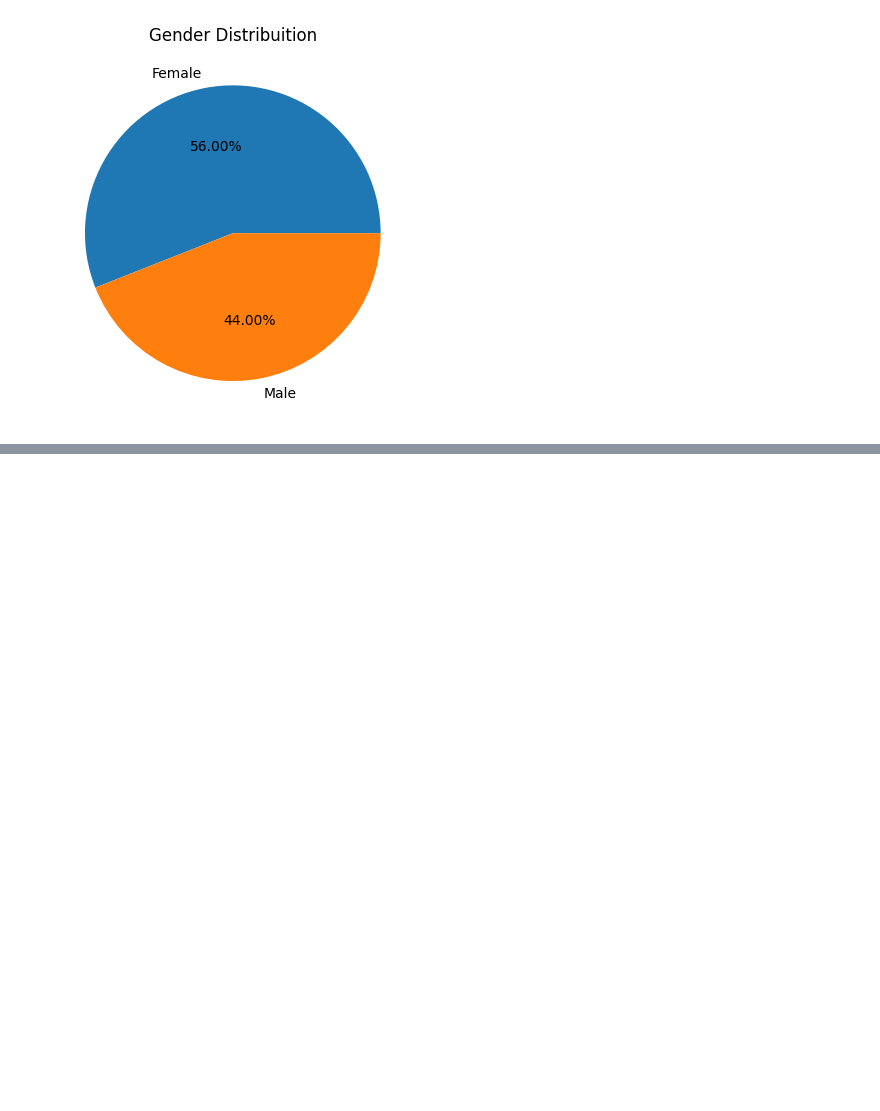
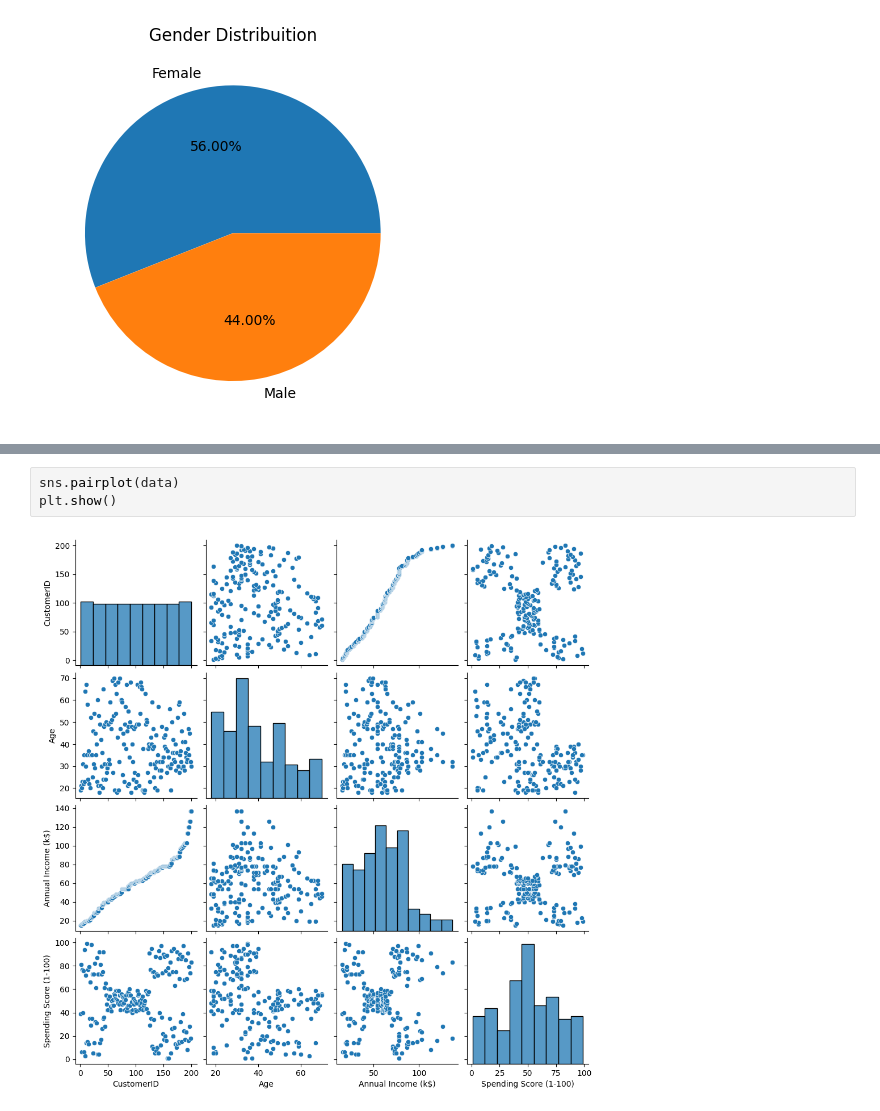
Before and after one commit to RajeevDash007/customer_segmentation_K-Means, a Jupyter notebook: code.ipynb, the cells around one changed output, grey strips where cells are left out. Cells and saved outputs as stored; diff of their text form; blank space fills up the shorter version.

Commit message:
added pairplots

```diff
--- a/code.ipynb
+++ b/code.ipynb
@@ -104,0 +110,5 @@ Text(0.5, 1.0, 'Gender Distribuition')
+# %%
+sns.pairplot(data)
+plt.show()
+# %% [output]
+[figure, added]
```
Also changed, not shown: parts of 1 cell of this notebook.
